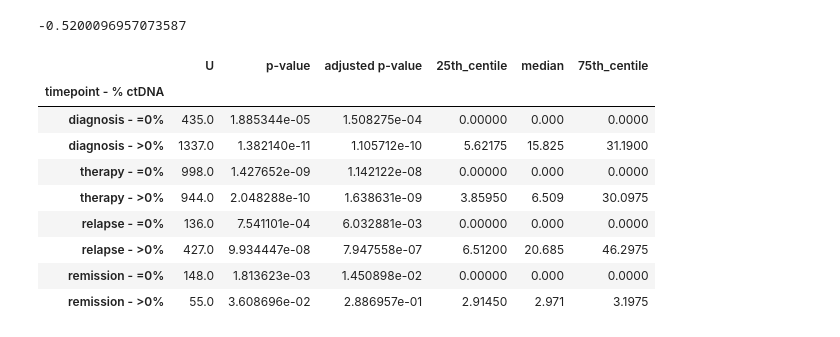
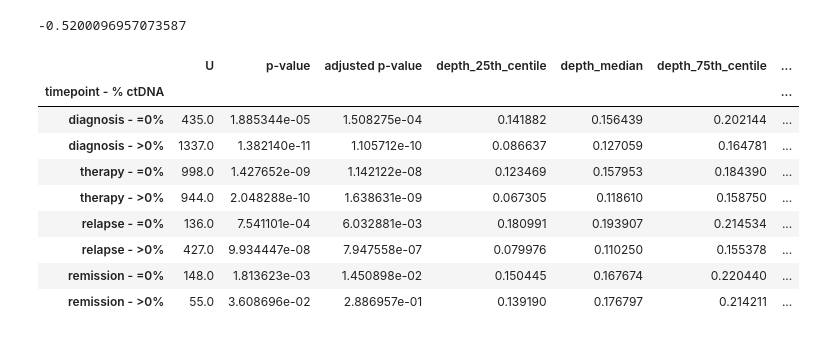
Before and after one commit to asherbryant/BBKMScProject, a Jupyter notebook: Peneder/Peneder_Mann_corr_ichorCNA.ipynb, the cells around one changed output. Saved outputs shown, nothing was run; the diff lists cells and outputs as text; code cells hidden in the pictures.

Commit message:
added depth median/centile

```diff
--- a/Peneder/Peneder_Mann_corr_ichorCNA.ipynb
+++ b/Peneder/Peneder_Mann_corr_ichorCNA.ipynb
@@ -103,27 +103,36 @@ for i in range(len(conditions)):
 mann_whit_u = []
 for i in range(len(condition_depths[1:])):
     stat, p = stats.mannwhitneyu(condition_depths[0], condition_depths[i+1], alternative='greater')
-    first_centile = np.quantile(tumor_fractions[i+1], 0.25)
-    median = np.quantile(tumor_fractions[i+1], 0.5)
-    third_centile = np.quantile(tumor_fractions[i+1], 0.75)
+
+    d_first_centile = np.quantile(condition_depths[i+1], 0.25)
+    d_median = np.quantile(condition_depths[i+1], 0.5)
+    d_third_centile = np.quantile(condition_depths[i+1], 0.75)
+
+    tf_first_centile = np.quantile(tumor_fractions[i+1], 0.25)
+    tf_median = np.quantile(tumor_fractions[i+1], 0.5)
+    tf_third_centile = np.quantile(tumor_fractions[i+1], 0.75)
+
     number_of_tests = len(condition_depths[1:])
     n = len(condition_depths[i+1])
-    mann_whit_u.append([stat, p, p * number_of_tests, first_centile, median, third_centile])
+    mann_whit_u.append([stat, p, p * number_of_tests,
+                        d_first_centile, d_median, d_third_centile,
+                        tf_first_centile, tf_median, tf_third_centile])
 # %%
 mann_df = pd.DataFrame(mann_whit_u, columns = ['U', 'p-value', 'adjusted p-value',
-                                               '25th_centile', 'median', '75th_centile'])
+                                               'depth_25th_centile', 'depth_median', 'depth_75th_centile',
+                                               'tf_25th_centile', 'tf_median', 'tf_75th_centile'])
 mann_df['timepoint - % ctDNA'] = ['diagnosis - =0%', 'diagnosis - >0%', 'therapy - =0%', 'therapy - >0%',
                              'relapse - =0%', 'relapse - >0%', 'remission - =0%', 'remission - >0%']
 mann_df = mann_df.set_index('timepoint - % ctDNA')
 mann_df
 # %% [output]
-|  | U | p-value | adjusted p-value | 25th_centile | median | 75th_centile |
-| timepoint - % ctDNA |  |  |  |  |  |  |
-| diagnosis - =0% | 435.0 | 1.885344e-05 | 1.508275e-04 | 0.00000 | 0.000 | 0.0000 |
-| diagnosis - >0% | 1337.0 | 1.382140e-11 | 1.105712e-10 | 5.62175 | 15.825 | 31.1900 |
-| therapy - =0% | 998.0 | 1.427652e-09 | 1.142122e-08 | 0.00000 | 0.000 | 0.0000 |
-| therapy - >0% | 944.0 | 2.048288e-10 | 1.638631e-09 | 3.85950 | 6.509 | 30.0975 |
-| relapse - =0% | 136.0 | 7.541101e-04 | 6.032881e-03 | 0.00000 | 0.000 | 0.0000 |
-| relapse - >0% | 427.0 | 9.934447e-08 | 7.947558e-07 | 6.51200 | 20.685 | 46.2975 |
-| remission - =0% | 148.0 | 1.813623e-03 | 1.450898e-02 | 0.00000 | 0.000 | 0.0000 |
-| remission - >0% | 55.0 | 3.608696e-02 | 2.886957e-01 | 2.91450 | 2.971 | 3.1975 |
+|  | U | p-value | adjusted p-value | depth_25th_centile | depth_median | depth_75th_centile | ... |
+| timepoint - % ctDNA |  |  |  |  |  |  | ... |
+| diagnosis - =0% | 435.0 | 1.885344e-05 | 1.508275e-04 | 0.141882 | 0.156439 | 0.202144 | ... |
+| diagnosis - >0% | 1337.0 | 1.382140e-11 | 1.105712e-10 | 0.086637 | 0.127059 | 0.164781 | ... |
+| therapy - =0% | 998.0 | 1.427652e-09 | 1.142122e-08 | 0.123469 | 0.157953 | 0.184390 | ... |
+| therapy - >0% | 944.0 | 2.048288e-10 | 1.638631e-09 | 0.067305 | 0.118610 | 0.158750 | ... |
+| relapse - =0% | 136.0 | 7.541101e-04 | 6.032881e-03 | 0.180991 | 0.193907 | 0.214534 | ... |
+| relapse - >0% | 427.0 | 9.934447e-08 | 7.947558e-07 | 0.079976 | 0.110250 | 0.155378 | ... |
+| remission - =0% | 148.0 | 1.813623e-03 | 1.450898e-02 | 0.150445 | 0.167674 | 0.220440 | ... |
+| remission - >0% | 55.0 | 3.608696e-02 | 2.886957e-01 | 0.139190 | 0.176797 | 0.214211 | ... |
```
Also changed, not shown: parts of 1 cell of this notebook, 1 other file.
